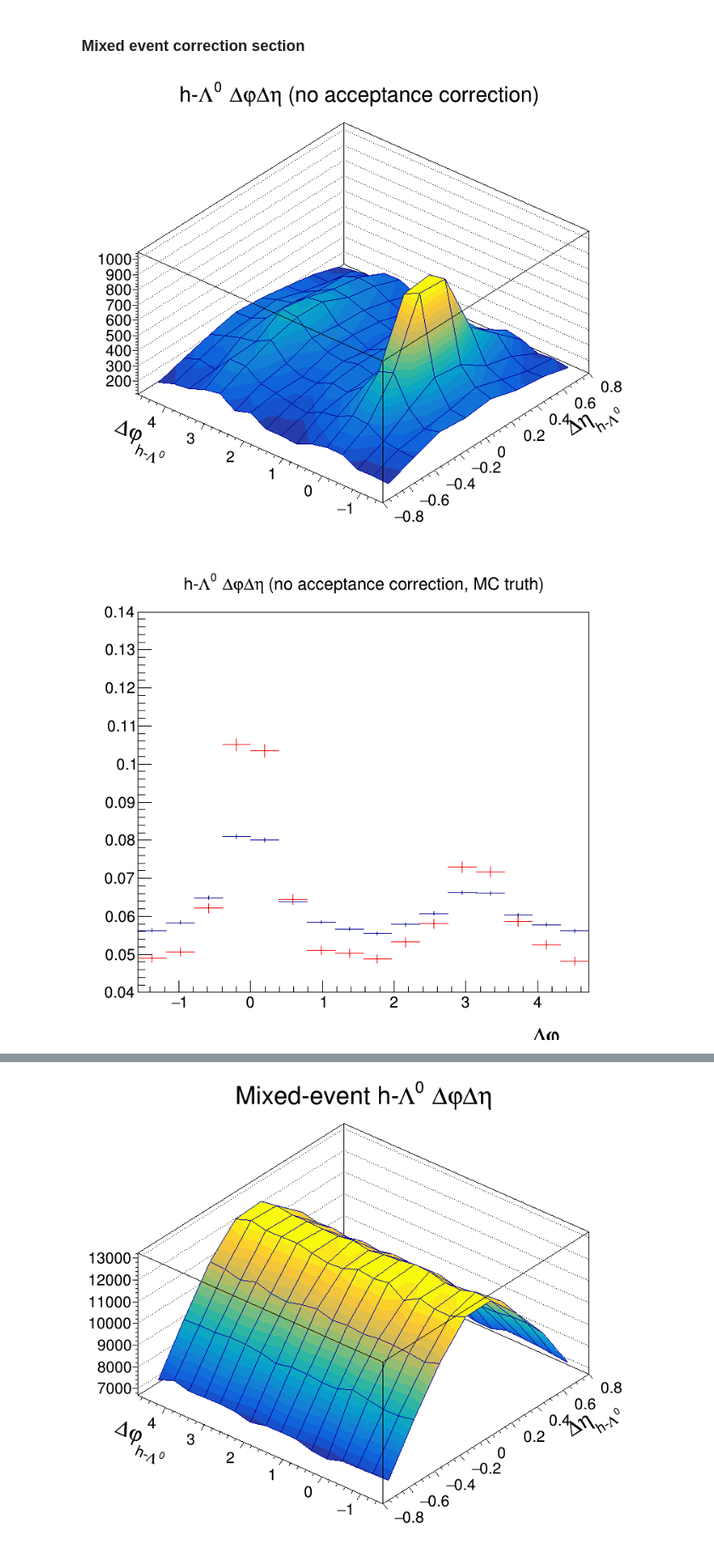
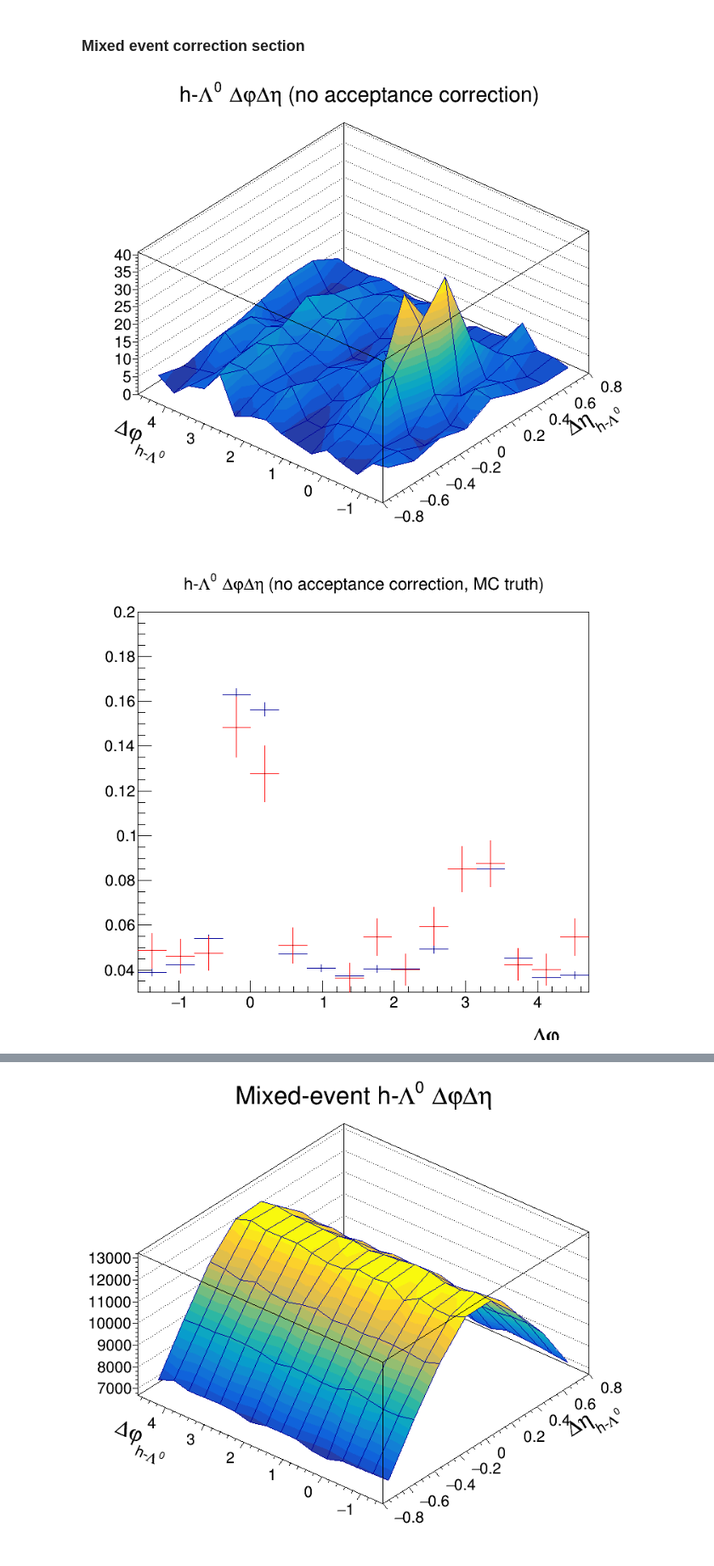
Before and after one commit to rhanniga/lambda-over-hadron, a Jupyter notebook: mc/offline/v0_closure_test.ipynb, the cells around one changed output, grey strips where cells are left out. Shown at 85% size. Saved outputs shown, nothing was run; the diff lists cells and outputs as text; code cells hidden in the pictures.

Commit message:
still looking at proton filter bit

```diff
--- a/mc/offline/v0_closure_test.ipynb
+++ b/mc/offline/v0_closure_test.ipynb
@@ -54,10 +54,10 @@ h_h_mixed_0_20 = input_list_0_20.FindObject("fDphiHPionMixed")
 h_h_0_20_mc = input_list_0_20.FindObject("fDphiHPion_MC")
 h_h_mixed_0_20_mc = input_list_0_20.FindObject("fDphiHPionMixed_MC")
 # %%
-h_lambda_0_20 = input_list_0_20.FindObject("fDphiHDaughterPion_MCKin")
-h_lambda_mixed_0_20 = input_list_0_20.FindObject("fDphiHDaughterPionMixed_MCKin")
-h_lambda_0_20_mc = input_list_0_20.FindObject("fDphiHDaughterPion_MC")
-h_lambda_mixed_0_20_mc = input_list_0_20.FindObject("fDphiHDaughterPionMixed_MC")
+h_lambda_0_20 = input_list_0_20.FindObject("fDphiHDaughterProton_MCKin")
+h_lambda_mixed_0_20 = input_list_0_20.FindObject("fDphiHDaughterProtonMixed_MCKin")
+h_lambda_0_20_mc = input_list_0_20.FindObject("fDphiHDaughterProton_MC")
+h_lambda_mixed_0_20_mc = input_list_0_20.FindObject("fDphiHDaughterProtonMixed_MC")
 # %%
 # Setting the trigger Pt (this is never changed again)
 trig_dist_0_20.GetAxis(0).SetRangeUser(TRIG_PT_LOW, TRIG_PT_HIGH)
@@ -397,21 +406,21 @@ h_lambda_2d_nomixcor_0_20.GetXaxis().SetRangeUser(DELTA_ETA_MIN, DELTA_ETA_MAX)
 h_lambda_2d_nomixcor_0_20.Draw("SURF1")
 c.Draw()
 # %% [output]
-[figure, old version]
+[figure, new version]
 # %%
 h_lambda_2d_nomixcor_0_20.GetXaxis().SetRangeUser(DELTA_ETA_MIN, DELTA_ETA_MAX)
 h_lambda_2d_nomixcor_0_20_mc.GetXaxis().SetRangeUser(DELTA_ETA_MIN, DELTA_ETA_MAX)
 h_lambda_2d_nomixcor_0_20.SetLineColor(rt.kRed)
 test1 = h_lambda_2d_nomixcor_0_20.ProjectionY().Clone("test1")
 test2 = h_lambda_2d_nomixcor_0_20_mc.ProjectionY().Clone("test2")
 test1.Scale(1./test1.Integral())
 test2.Scale(1./test2.Integral())
-test2.GetYaxis().SetRangeUser(0.04, 0.14)
+test2.GetYaxis().SetRangeUser(0.03, 0.2)
 test2.Draw()
 test1.Draw("SAME")
 c.Draw()
 # %% [output]
-[figure, old version]
+[figure, new version]
 # %%
 test1.Divide(test2)
 test1.GetYaxis().SetRangeUser(0.4, 1.4)
```
Also changed, not shown: parts of 14 cells of this notebook.
